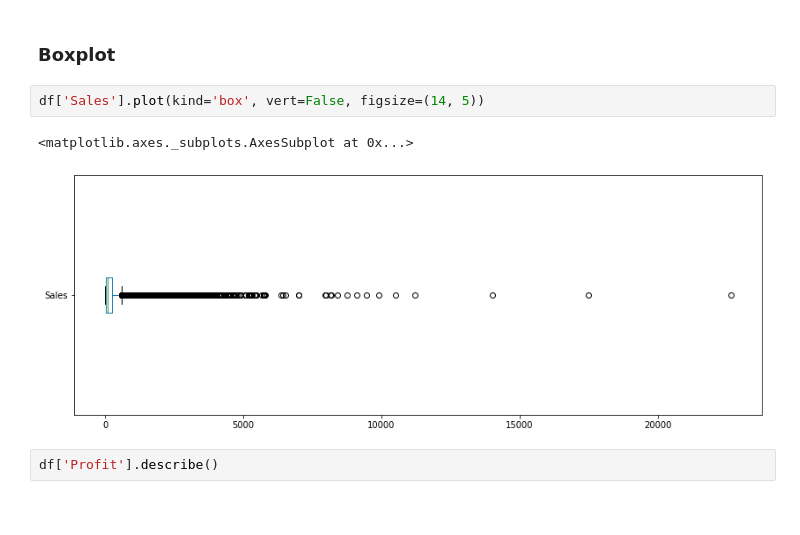
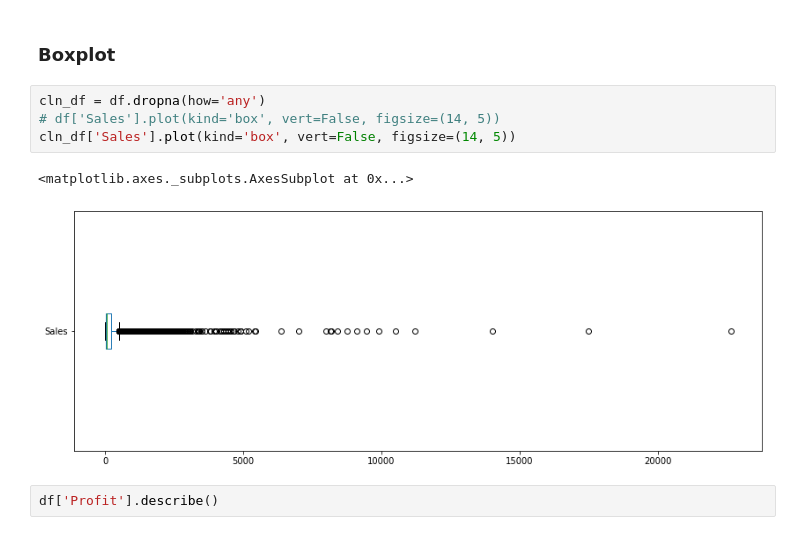
Before and after one commit to abidshafee/dataAnalysis, a Jupyter notebook: dataAnalysis.ipynb, the cells around one changed output. Saved outputs shown, nothing was run; the diff lists cells and outputs as text.

```diff
--- a/dataAnalysis.ipynb
+++ b/dataAnalysis.ipynb
@@ -204,10 +204,12 @@ Name: Sales, dtype: float64
 # %% [markdown]
 ### Boxplot
 # %%
-df['Sales'].plot(kind='box', vert=False, figsize=(14, 5))
+cln_df = df.dropna(how='any')
+# df['Sales'].plot(kind='box', vert=False, figsize=(14, 5))
+cln_df['Sales'].plot(kind='box', vert=False, figsize=(14, 5))
 # %% [output]
 <matplotlib.axes._subplots.AxesSubplot at 0x...>
-[figure, old version]
+[figure, new version]
 # %%
 df['Profit'].describe()
 # %% [output]
```
Also changed, not shown: parts of 4 cells of this notebook.
